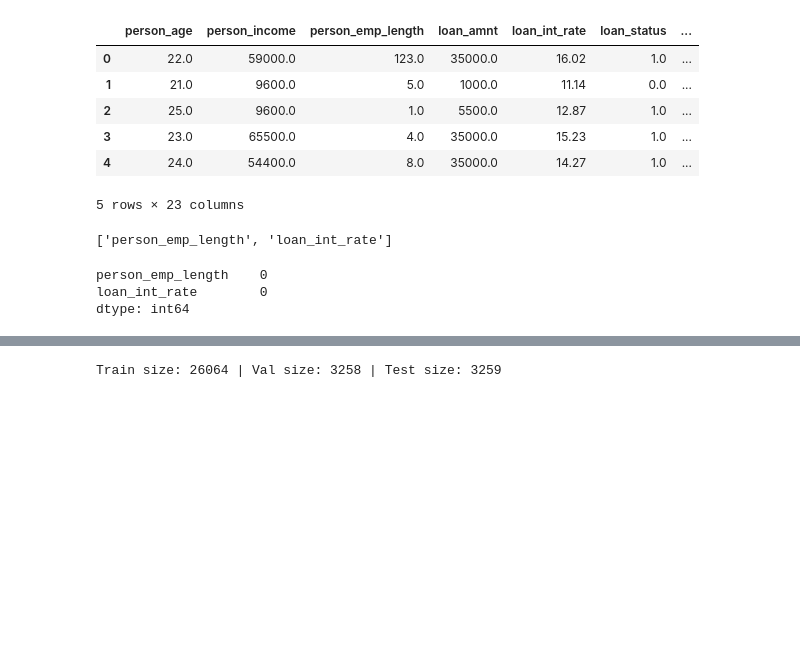
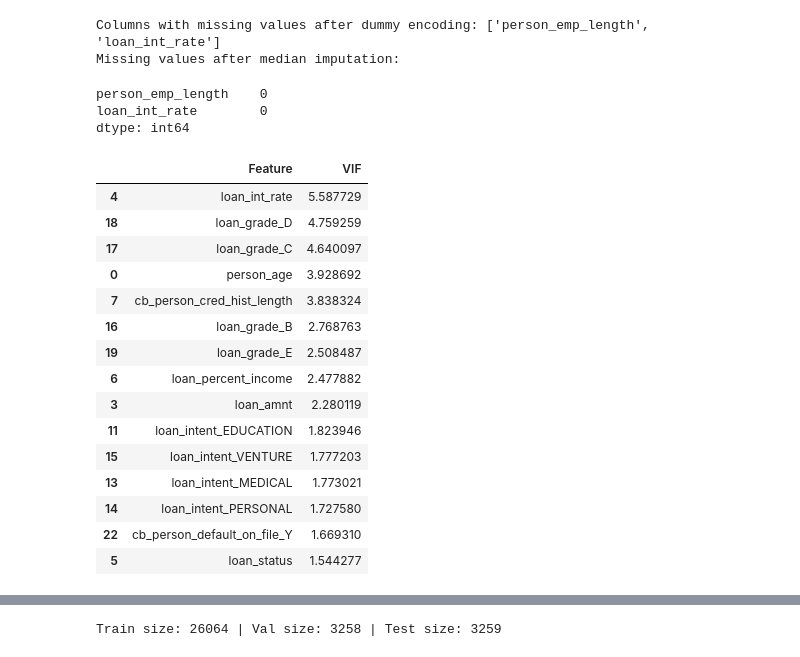
Before and after one commit to Aryan10333/Study-Prep, a Jupyter notebook: assignments/week_1/notebooks/02_risk_classifier.ipynb, the cells around one changed output, grey strips where cells are left out. Saved outputs shown, nothing was run; the diff lists cells and outputs as text; code cells hidden in the pictures; blank space fills up the shorter version.

```diff
--- a/assignments/week_1/notebooks/02_risk_classifier.ipynb
+++ b/assignments/week_1/notebooks/02_risk_classifier.ipynb
@@ -1,3 +1,11 @@
 # %%
-import pandas as pd, numpy as np
+import pandas as pd
+import numpy as np
+import seaborn as sns
+import matplotlib.pyplot as plt
+
+sns.set_style('whitegrid')
+pd.set_option('display.max_columns', None)
+pd.set_option('display.max_colwidth', None)
+pd.set_option('display.width', 140)
 # %%
@@ -94,27 +138,44 @@ plt.show()
 # %%
 from statsmodels.stats.outliers_influence import variance_inflation_factor
 from statsmodels.tools.tools import add_constant
 
-# Create a numeric design matrix for VIF by encoding categorical columns
+# Encode categoricals and inspect potential multicollinearity
+# This uses the full dataset only for diagnostic purposes
 df_numeric = pd.get_dummies(df, drop_first=True).astype(float)
-df_numeric.head()
+
+null_columns = df_numeric.columns[df_numeric.isna().any()].tolist()
+print("Columns with missing values after dummy encoding:", null_columns)
+
+df_numeric_imputed = df_numeric.fillna(df_numeric.median())
+print("Missing values after median imputation:")
+display(df_numeric_imputed[null_columns].isna().sum())
+
+# Add intercept column and compute VIF
+factors = add_constant(df_numeric_imputed)
+vif_df = pd.DataFrame({
+    'Feature': factors.columns[1:],
+    'VIF': [variance_inflation_factor(factors.values, i) for i in range(1, factors.shape[1])]
+})
+display(vif_df.sort_values(by='VIF', ascending=False).head(15))
 # %% [output]
+Columns with missing values after dummy encoding: ['person_emp_length', 'loan_int_rate']
+Missing values after median imputation:
+person_emp_length    0
+loan_int_rate        0
+dtype: int64
-|  | person_age | person_income | person_emp_length | loan_amnt | loan_int_rate | loan_status | ... |
-| 0 | 22.0 | 59000.0 | 123.0 | 35000.0 | 16.02 | 1.0 | ... |
-| 1 | 21.0 | 9600.0 | 5.0 | 1000.0 | 11.14 | 0.0 | ... |
-| 2 | 25.0 | 9600.0 | 1.0 | 5500.0 | 12.87 | 1.0 | ... |
-| 3 | 23.0 | 65500.0 | 4.0 | 35000.0 | 15.23 | 1.0 | ... |
-| 4 | 24.0 | 54400.0 | 8.0 | 35000.0 | 14.27 | 1.0 | ... |
+|  | Feature | VIF |
+| 4 | loan_int_rate | 5.587729 |
+| 18 | loan_grade_D | 4.759259 |
+| 17 | loan_grade_C | 4.640097 |
+| 0 | person_age | 3.928692 |
+| 7 | cb_person_cred_hist_length | 3.838324 |
+| 16 | loan_grade_B | 2.768763 |
+| 19 | loan_grade_E | 2.508487 |
+| 6 | loan_percent_income | 2.477882 |
+| 3 | loan_amnt | 2.280119 |
+| 11 | loan_intent_EDUCATION | 1.823946 |
+| 15 | loan_intent_VENTURE | 1.777203 |
+| 13 | loan_intent_MEDICAL | 1.773021 |
+| 14 | loan_intent_PERSONAL | 1.727580 |
+| 22 | cb_person_default_on_file_Y | 1.669310 |
+| 5 | loan_status | 1.544277 |
-5 rows × 23 columns
-# %%
-null_columns = df_numeric.columns[df_numeric.isna().any()].tolist()
-null_columns
-# %% [output]
-['person_emp_length', 'loan_int_rate']
-# %%
-df_numeric_imputed = df_numeric.fillna(df_numeric.median())
-df_numeric_imputed[null_columns].isna().sum()
-# %% [output]
-person_emp_length    0
-loan_int_rate        0
-dtype: int64
```
Also changed, not shown: parts of 30 cells of this notebook, 1 other file.
